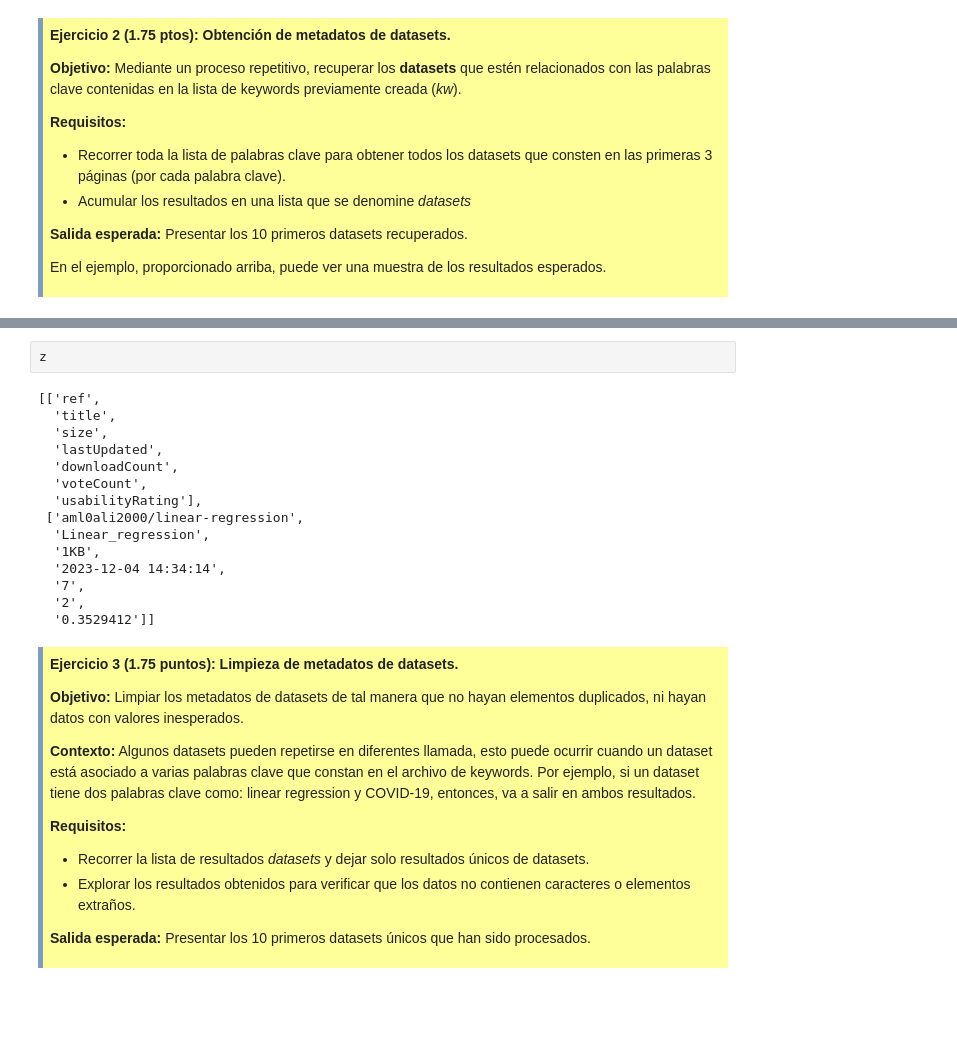
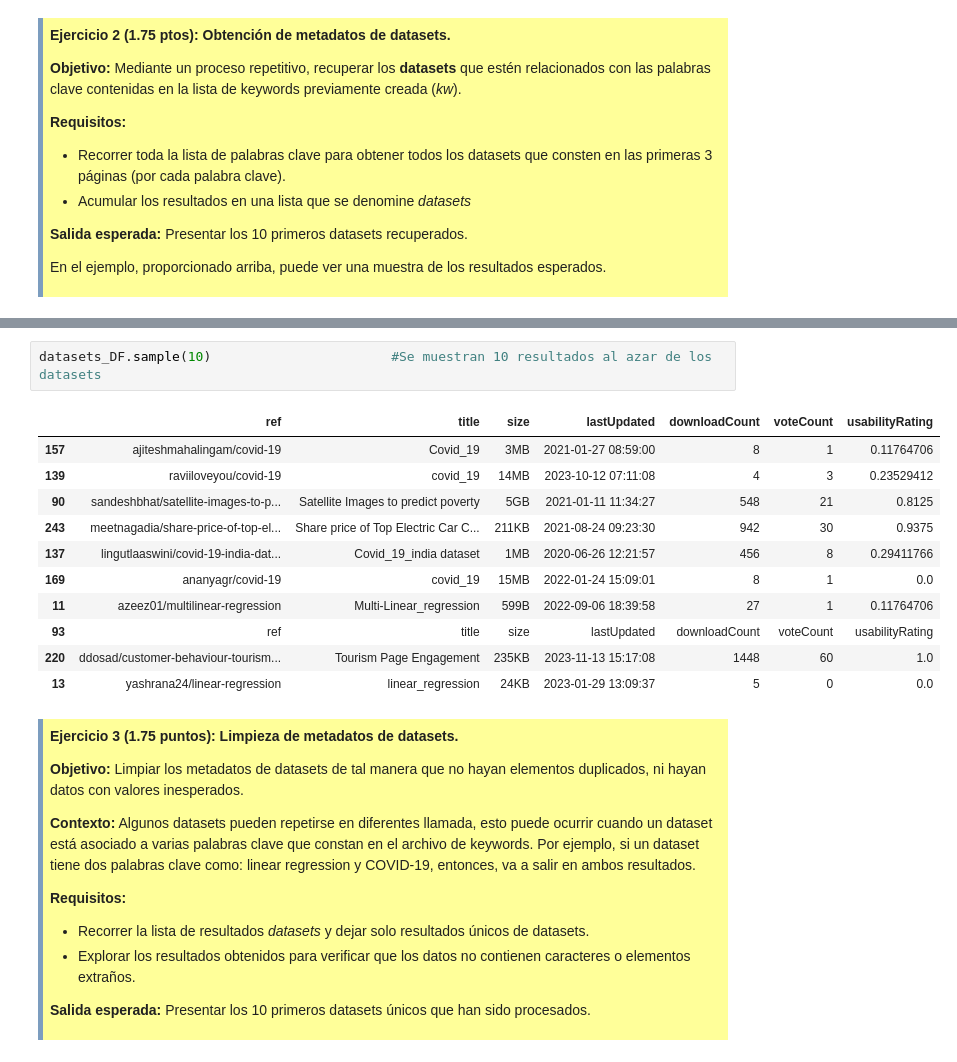
Before and after one commit to SantiagoMendietaCarrion/Lab1_APIS, a Jupyter notebook: Lab1_API_Mendieta_Santiago.ipynb, the cells around one changed output, grey strips where cells are left out. Cells and saved outputs as stored; diff of their text form; blank space fills up the shorter version.

```diff
--- a/Lab1_API_Mendieta_Santiago.ipynb
+++ b/Lab1_API_Mendieta_Santiago.ipynb
@@ -308,20 +240,17 @@ datasets_DF2
-# %%
-z
-# %% [output]
-[['ref',
-  'title',
-  'size',
-  'lastUpdated',
-  'downloadCount',
-  'voteCount',
-  'usabilityRating'],
- ['aml0ali2000/linear-regression',
-  'Linear_regression',
-  '1KB',
-  '2023-12-04 14:34:14',
-  '7',
-  '2',
-  '0.3529412']]
+# %%
+datasets_DF.sample(10)                       #Se muestran 10 resultados al azar de los datasets
+# %% [output]
+|  | ref | title | size | lastUpdated | downloadCount | voteCount | usabilityRating |
+| 157 | ajiteshmahalingam/covid-19 | Covid_19 | 3MB | 2021-01-27 08:59:00 | 8 | 1 | 0.11764706 |
+| 139 | raviiloveyou/covid-19 | covid_19 | 14MB | 2023-10-12 07:11:08 | 4 | 3 | 0.23529412 |
+| 90 | sandeshbhat/satellite-images-to-p... | Satellite Images to predict poverty | 5GB | 2021-01-11 11:34:27 | 548 | 21 | 0.8125 |
+| 243 | meetnagadia/share-price-of-top-el... | Share price of Top Electric Car C... | 211KB | 2021-08-24 09:23:30 | 942 | 30 | 0.9375 |
+| 137 | lingutlaaswini/covid-19-india-dat... | Covid_19_india dataset | 1MB | 2020-06-26 12:21:57 | 456 | 8 | 0.29411766 |
+| 169 | ananyagr/covid-19 | covid_19 | 15MB | 2022-01-24 15:09:01 | 8 | 1 | 0.0 |
+| 11 | azeez01/multilinear-regression | Multi-Linear_regression | 599B | 2022-09-06 18:39:58 | 27 | 1 | 0.11764706 |
+| 93 | ref | title | size | lastUpdated | downloadCount | voteCount | usabilityRating |
+| 220 | ddosad/customer-behaviour-tourism... | Tourism Page Engagement | 235KB | 2023-11-13 15:17:08 | 1448 | 60 | 1.0 |
+| 13 | yashrana24/linear-regression | linear_regression | 24KB | 2023-01-29 13:09:37 | 5 | 0 | 0.0 |
 # %% [markdown]
 <div style="background-color: #FFFF99; border-color: #7C9DBF; border-left: 5px solid #7C9DBF; padding: 0.5em;">
 
```
Also changed, not shown: parts of 22 cells of this notebook.
